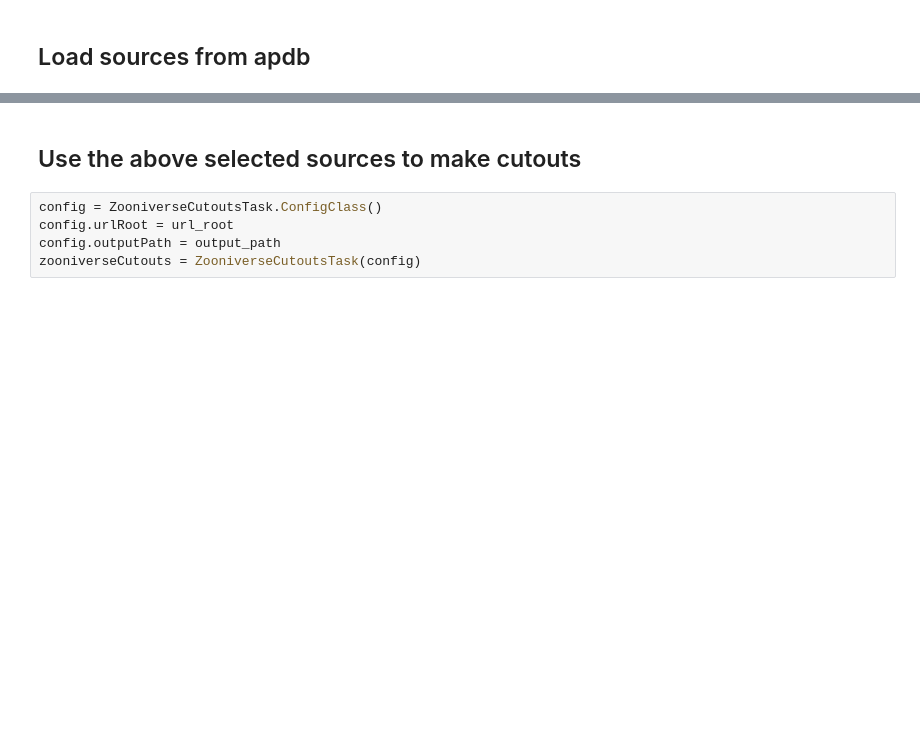
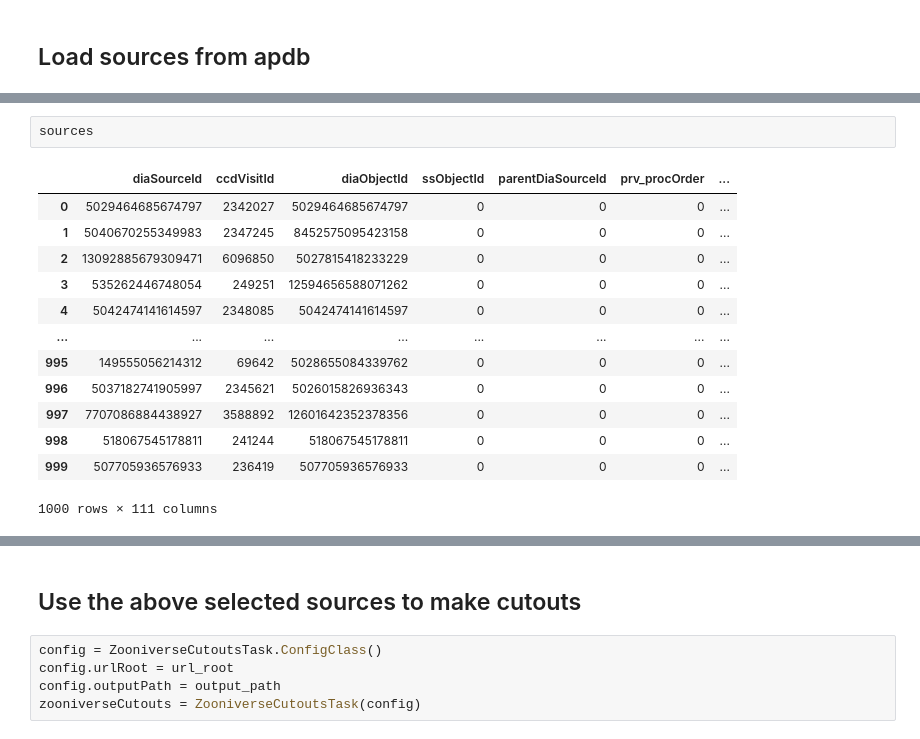
Before and after one commit to lsst-dm/ap_pipe-notebooks, a Jupyter notebook: notebooks/DM-31046-Zooniverse-cutouts.ipynb, the cells around one changed output, grey strips where cells are left out. Saved outputs shown, nothing was run; the diff lists cells and outputs as text; blank space fills up the shorter version.

```diff
--- a/notebooks/DM-31046-Zooniverse-cutouts.ipynb
+++ b/notebooks/DM-31046-Zooniverse-cutouts.ipynb
@@ -40,3 +58,19 @@ Wall time: 11.9 ms
+# %%
+sources
+# %% [output]
+|  | diaSourceId | ccdVisitId | diaObjectId | ssObjectId | parentDiaSourceId | prv_procOrder | ... |
+| 0 | 5029464685674797 | 2342027 | 5029464685674797 | 0 | 0 | 0 | ... |
+| 1 | 5040670255349983 | 2347245 | 8452575095423158 | 0 | 0 | 0 | ... |
+| 2 | 13092885679309471 | 6096850 | 5027815418233229 | 0 | 0 | 0 | ... |
+| 3 | 535262446748054 | 249251 | 12594656588071262 | 0 | 0 | 0 | ... |
+| 4 | 5042474141614597 | 2348085 | 5042474141614597 | 0 | 0 | 0 | ... |
+| ... | ... | ... | ... | ... | ... | ... | ... |
+| 995 | 149555056214312 | 69642 | 5028655084339762 | 0 | 0 | 0 | ... |
+| 996 | 5037182741905997 | 2345621 | 5026015826936343 | 0 | 0 | 0 | ... |
+| 997 | 7707086884438927 | 3588892 | 12601642352378356 | 0 | 0 | 0 | ... |
+| 998 | 518067545178811 | 241244 | 518067545178811 | 0 | 0 | 0 | ... |
+| 999 | 507705936576933 | 236419 | 507705936576933 | 0 | 0 | 0 | ... |
+1000 rows × 111 columns
 # %%
 # NOTE: need to run this to add ccd and visit identifiers to the sources.
 # Apdb doesn't have another way to get those, and they are necessary for retrieving the images.
```
Also changed, not shown: parts of 16 cells of this notebook.
